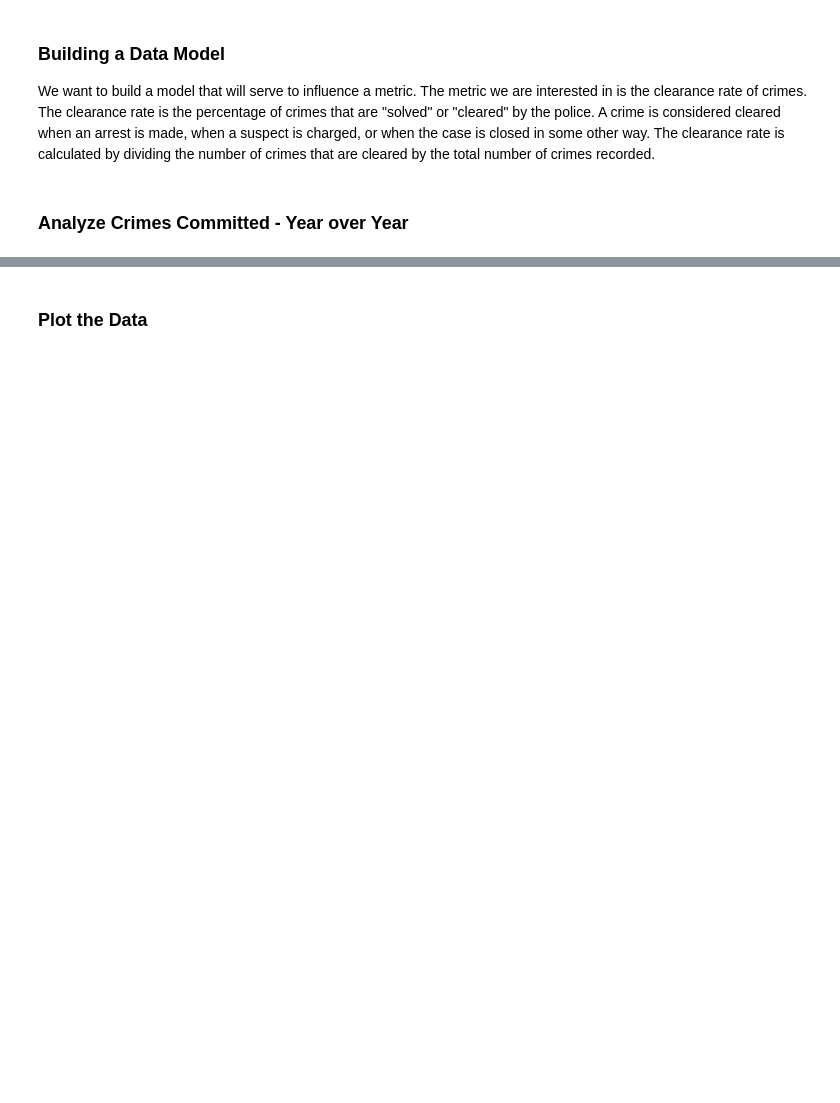
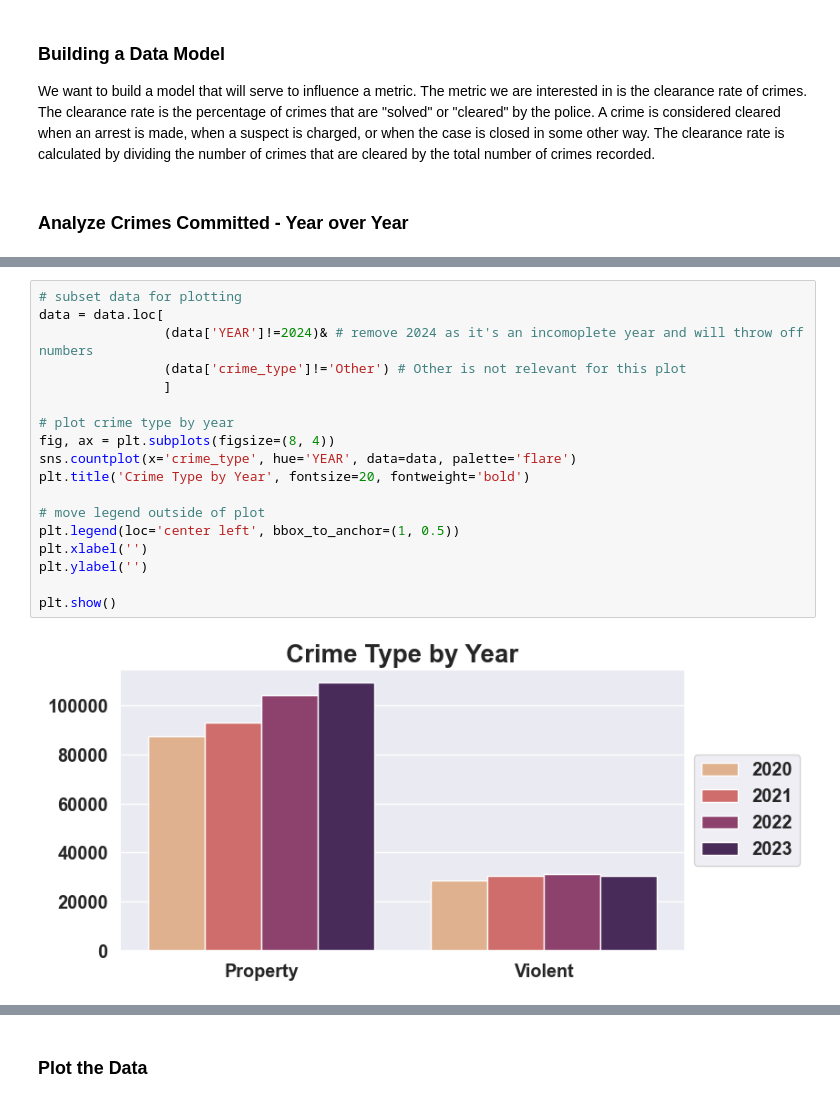
Before and after one commit to DanHerman212/los_angeles_crime, a Jupyter notebook: notebooks/3_analysis_visualization_modeling.ipynb, the cells around one changed output, grey strips where cells are left out. Cells and saved outputs as stored; diff of their text form; blank space fills up the shorter version.

```diff
--- a/notebooks/3_analysis_visualization_modeling.ipynb
+++ b/notebooks/3_analysis_visualization_modeling.ipynb
@@ -49,0 +41,20 @@ serious_crimes[:5] # observe the first 5 rows
+# %%
+# subset data for plotting
+data = data.loc[
+                (data['YEAR']!=2024)& # remove 2024 as it's an incomoplete year and will throw off numbers
+                (data['crime_type']!='Other') # Other is not relevant for this plot
+                ]
+
+# plot crime type by year
+fig, ax = plt.subplots(figsize=(8, 4))
+sns.countplot(x='crime_type', hue='YEAR', data=data, palette='flare')
+plt.title('Crime Type by Year', fontsize=20, fontweight='bold')
+
+# move legend outside of plot
+plt.legend(loc='center left', bbox_to_anchor=(1, 0.5))
+plt.xlabel('')
+plt.ylabel('')
+
+plt.show()
+# %% [output]
+[figure, added]
```
Also changed, not shown: parts of 19 cells of this notebook, 5 other files.
